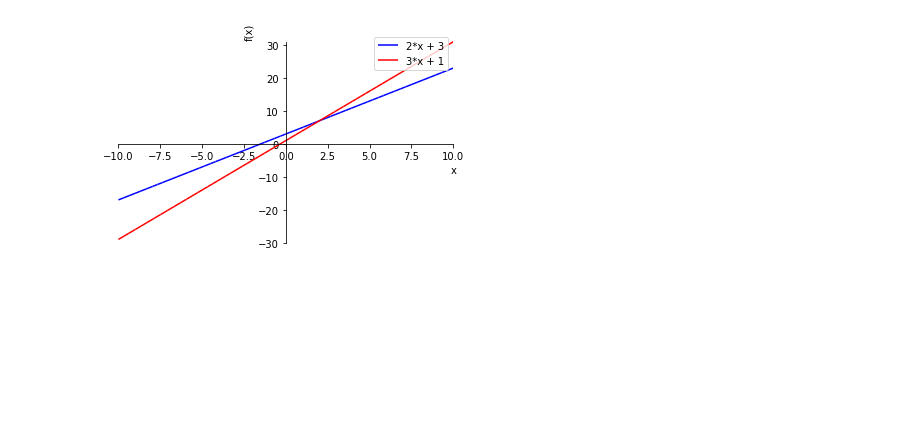
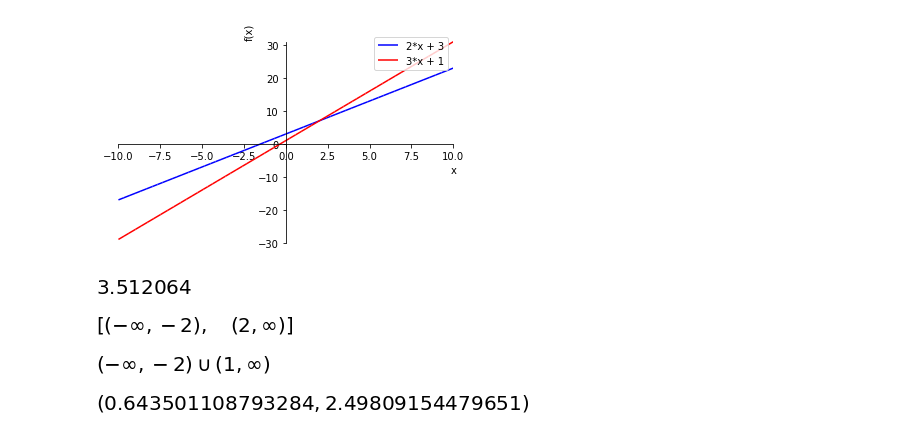
Before and after one commit to vlad-bezden/doing_math_with_python, a Jupyter notebook: chapter4/Chapter4.ipynb, the cells around one changed output. Cells and saved outputs as stored; diff of their text form; code cells hidden in the pictures; blank space fills up the shorter version.

Commit message:
added solving inequalities examples

```diff
--- a/chapter4/Chapter4.ipynb
+++ b/chapter4/Chapter4.ipynb
@@ -274,3 +274,56 @@ p[1].line_color = 'r'
 p.show()
 # %% [output]
 [figure]
+# %%
+# Page 116: Example of summing a series
+
+from sympy import Symbol, summation, pprint
+
+
+n = Symbol('x')
+n = Symbol('n')
+s = summation(x**n/n, (n, 1, 5))
+s.subs({x:1.2})
+# %% [output]
+[figure, added]
+# %%
+# Page 117: Example of solving a polynomial inequality
+
+from sympy import Poly, Symbol, solve_poly_inequality
+
+
+x = Symbol('x')
+ineq_obj = -x**2 + 4 < 0
+lhs = ineq_obj.lhs
+p = Poly(lhs, x)
+rel = ineq_obj.rel_op
+solve_poly_inequality(p, rel)
+# %% [output]
+[figure, added]
+# %%
+# Page 118: Example of solving a rational inequality
+
+from sympy import Symbol, Poly, solve_rational_inequalities
+
+
+x = Symbol('x')
+ineq_obj = ((x-1)/(x+2)) > 0
+lhs = ineq_obj.lhs
+numer, denom = lhs.as_numer_denom()
+p1 = Poly(numer)
+p2 = Poly(denom)
+rel = ineq_obj.rel_op
+solve_rational_inequalities([[((p1, p2), rel)]])
+# %% [output]
+[figure, added]
+# %%
+# Page 118: Solve a non-polynomial inequality
+
+from sympy import Symbol, solve, solve_univariate_inequality, sin
+
+
+x = Symbol('x')
+ineq_obj = sin(x) - 0.6 > 0
+solve_univariate_inequality(ineq_obj, x, relational=False)
+# %% [output]
+[figure, added]
```
